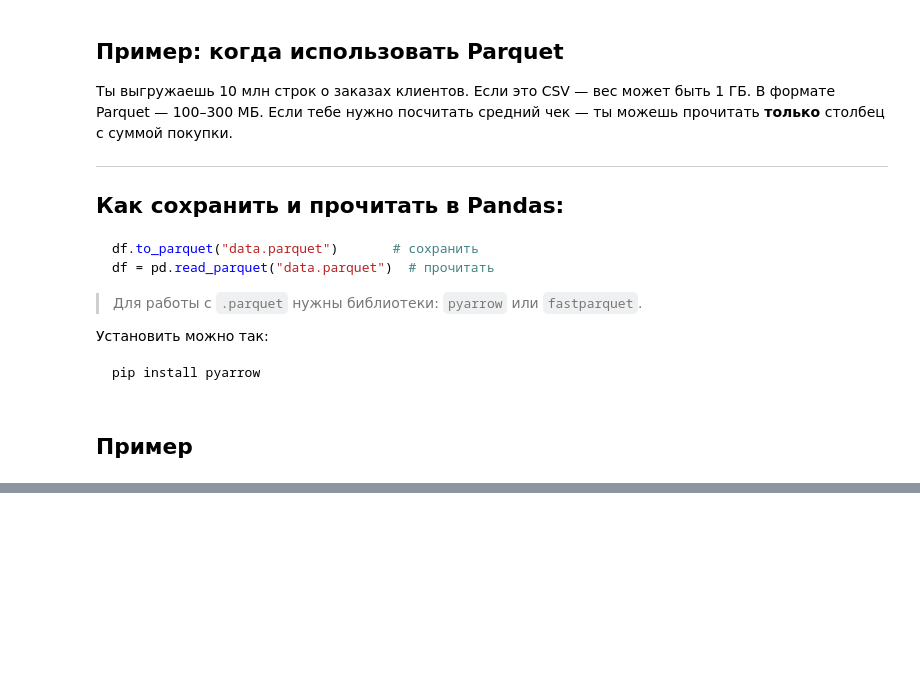
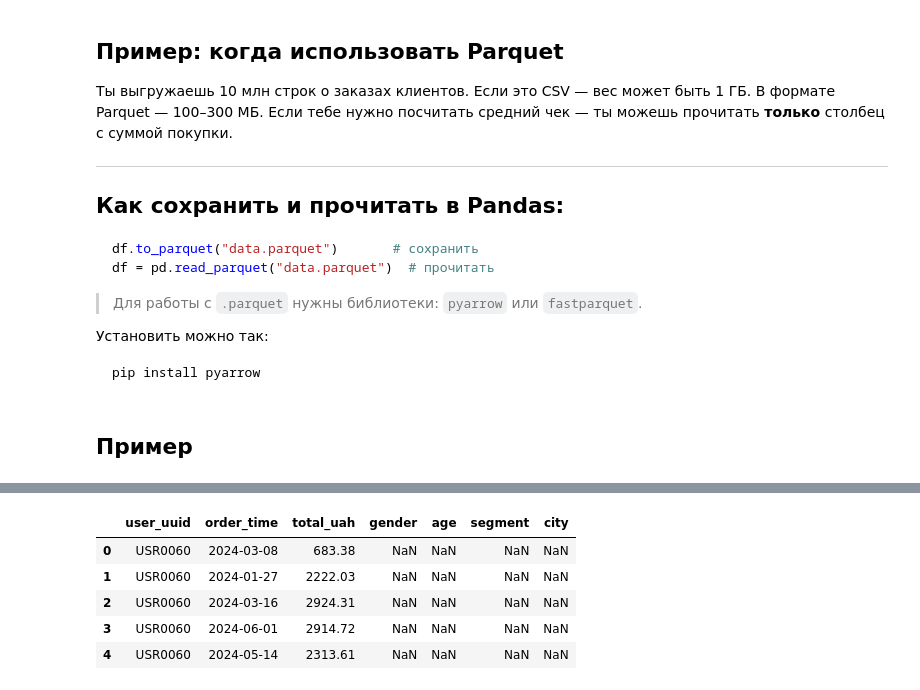
Before and after one commit to cpython-projects/da_2603, a Jupyter notebook: lesson_26.ipynb, the cells around one changed output, grey strips where cells are left out. Saved outputs shown, nothing was run; the diff lists cells and outputs as text; code cells hidden in the pictures; blank space fills up the shorter version.

```diff
--- a/lesson_26.ipynb
+++ b/lesson_26.ipynb
@@ -639,4 +680,13 @@ pip install pyarrow
 # %%
 # LEFT JOIN (все заказы, даже без информации о пользователе)
+df = pd.merge(orders, users, on='user_uuid', how='left')
+df.head()
+# %% [output]
+|  | user_uuid | order_time | total_uah | gender | age | segment | city |
+| 0 | USR0060 | 2024-03-08 | 683.38 | NaN | NaN | NaN | NaN |
+| 1 | USR0060 | 2024-01-27 | 2222.03 | NaN | NaN | NaN | NaN |
+| 2 | USR0060 | 2024-03-16 | 2924.31 | NaN | NaN | NaN | NaN |
+| 3 | USR0060 | 2024-06-01 | 2914.72 | NaN | NaN | NaN | NaN |
+| 4 | USR0060 | 2024-05-14 | 2313.61 | NaN | NaN | NaN | NaN |
 # %%
 # RIGHT JOIN (все пользователи, даже без заказов)
```
Also changed, not shown: parts of 9 cells of this notebook.
